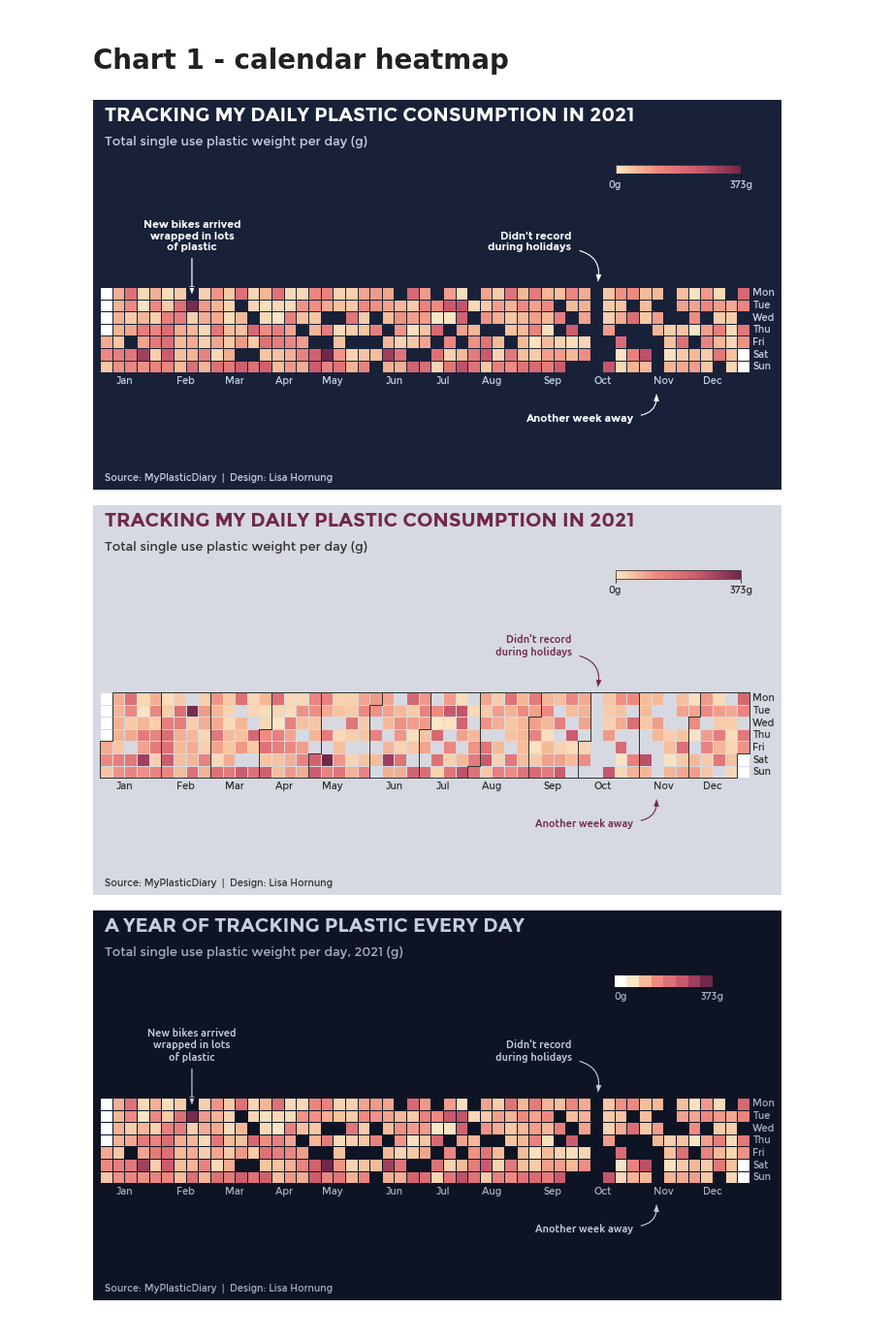
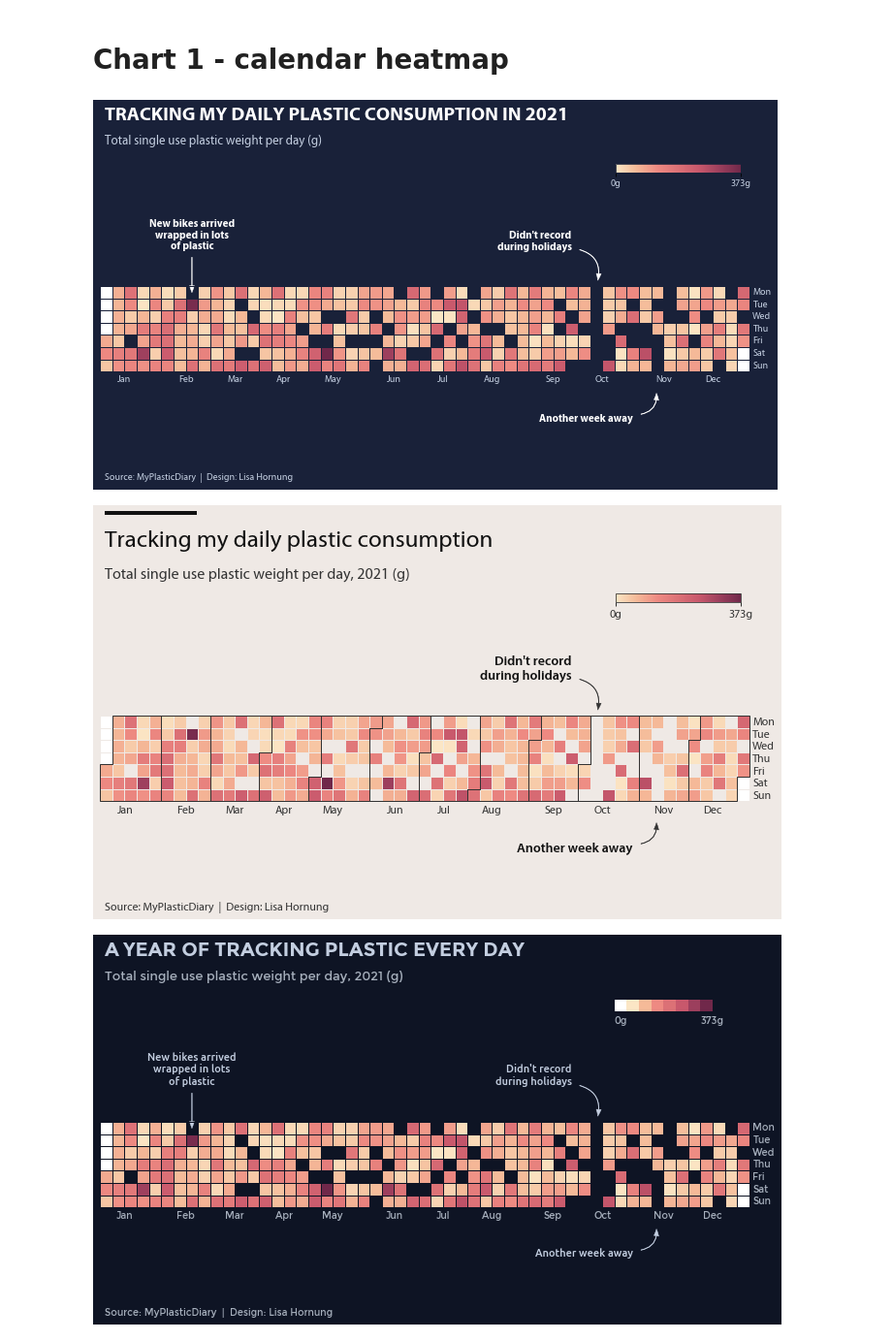
Before and after one commit to Lisa-Ho/plastic-diary, a Jupyter notebook: notebooks/02_10_charts.ipynb, the cells around one changed output. Shown: that part at 97% size. Cells and saved outputs as stored; diff of their text form; code cells hidden in the pictures.

Commit message:
changed styles and colours of heatmap

```diff
--- a/notebooks/02_10_charts.ipynb
+++ b/notebooks/02_10_charts.ipynb
@@ -34,9 +40,3 @@ file.close()
-# %%
-#font_manager.findSystemFonts(fontpaths=None, fontext="ttf")
-#set fonts for plots
-font_r = font_manager.FontProperties(fname='C:\\Windows\\Fonts\\Ubuntu-R.ttf')
-font_m = font_manager.FontProperties(fname='C:\\WINDOWS\\Fonts\\Ubuntu-M.ttf')
-font_b = font_manager.FontProperties(fname='C:\\Windows\\Fonts\\Ubuntu-B.ttf')
 # %% [markdown]
 # Preparation
 # %% [markdown]
@@ -296,7 +273,14 @@ events = pd.Series(events, index=all_days)
 
 #set colour + get text properties
 cols = {"back": "#192139", "edges":"#c3cee0", "text": "#c3cee0", "title": "white"}
-font_r, font_b, title, subtitle = get_text()
+
+#colors
+colpalette = BurgYl_7
+col_main = colpalette.mpl_colors
+
+title = ("Tracking my daily plastic consumption in 2021").upper()
+subtitle = "Total single use plastic weight per day (g)"
+
 
 #### plot
 fig, ax = plt.subplots(figsize=(12,5))
@@ -354,7 +338,7 @@ plt.savefig(os.path.join(root, "outputs//chart1-calendar-heatmap.png"), bbox_inc
 
 plt.show()
 # %% [output]
-[figure, old version]
+[figure, new version]
 # %%
 import calplot
 
@@ -364,22 +348,29 @@ events = df_daily.groupby("date")["DV_plastic_weight"].sum()
 events = pd.Series(events, index=all_days)
 
 #set colour + get text properties
-cols = {"back": "#d6d9e1", "edges":"white", "text": "#333333", "title": colpalette.mpl_colors[-1]}
-font_r, font_b, title, subtitle = get_text()
+cols = {"back": "#efe9e5", "edges":"white", "text": "#333333", "title": "#111111"}
+
+#colors
+colpalette = BurgYl_7
+col_main = colpalette.mpl_colors
+
+title = ("Tracking my daily plastic consumption")
+#.upper()
+subtitle = "Total single use plastic weight per day, 2021 (g)"
 
 #### plot
 fig, ax = plt.subplots(figsize=(12,5))
 fig.set_facecolor(cols["back"])
 ax = calplot.yearplot(events, cmap=colpalette.mpl_colormap, linewidth=1, linecolor=cols["back"], fillcolor=cols["back"],
                       edgecolor = cols["text"],  dropzero=True)
-ax.set_xticklabels(ax.get_xticklabels(), color=cols["text"], fontproperties=font_r)
-ax.set_yticklabels(ax.get_yticklabels(), color=cols["text"], fontproperties=font_r)
+ax.set_xticklabels(ax.get_xticklabels(), color=cols["text"], fontproperties=font_r, size=12)
+ax.set_yticklabels(ax.get_yticklabels(), color=cols["text"], fontproperties=font_r, size=12)
 
 # =========
 # Arrows
 #define style
 style = "Simple, tail_width=0.5, head_width=5, head_length=7"
-kw = dict(arrowstyle=style, color=cols["title"])
+kw = dict(arrowstyle=style, color=cols["text"])
 
 #define arrows
 a1 = patches.FancyArrowPatch((7.5, 9.5), (7.5, 6.3),linewidth=0.5,
@@ -388,42 +379,53 @@ a2 = patches.FancyArrowPatch((39, 10), (40.6, 7.3),linewidth=0.5,
                             connectionstyle="arc3,rad=-.5", **kw, clip_on=False)
 a3 = patches.FancyArrowPatch((44, -3.5), (45.4, -1.6),linewidth=0.5,
                             connectionstyle="arc3,rad=.5", **kw, clip_on=False)
 
 #add arrows to plot
 for a in [a2,a3]:
     ax.add_patch(a)
 
 ## =========
 #annotations
 #ax.text(7.5,10, "New bikes arrived\nwrapped in lots\nof plastic", fontsize=11, ha='center', fontproperties = font_m,
         #color=cols["title"])
-ax.text(38.5, 10, "Didn't record\nduring holidays", fontsize=11, ha='right', fontproperties = font_m, color=cols["title"])
-ax.text(43.5, -4, "Another week away", fontsize=11, ha='right', fontproperties = font_m, color=cols["title"])
+ax.text(38.5, 10, "Didn't record\nduring holidays", fontsize=14, ha='right', fontproperties = font_m, color=cols["title"])
+ax.text(43.5, -4, "Another week away", fontsize=14, ha='right', fontproperties = font_m, color=cols["title"])
 
 ## =========
 #add colorbar (create mappable first and then plot)
-cbaxes = fig.add_axes([0.74, 0.95, 0.15, 0.025]) #axes to hold coloebar
+cbaxes = fig.add_axes([0.74, 0.95, 0.15, 0.025]) #axes to hold colorbar
 cmappable = ScalarMappable(norm=Normalize(0,int(events.max())), cmap=colpalette.mpl_colormap)
 cb = plt.colorbar(cmappable, cax = cbaxes, anchor=(1,1.2), orientation='horizontal',
             ticks=[0,  int(events.max())])
-cb.set_ticklabels(["0g", str(int(events.max()))+"g" ], fontproperties=font_r, color=cols["text"])
+cb.set_ticklabels(["0g", str(int(events.max()))+"g" ], fontproperties=font_r, color=cols["text"],size=12)
 cb.outline.set_color(cols["text"])
+
+
+## =========
+#add accent line
+laxes = fig.add_axes([0.13, 1.2, 0.11, 0.01]) #axes to hold colorbar
+laxes.set_ylim(ymin=0, ymax=1)
+laxes.set_facecolor("#111111")
+for pos in ["top", "bottom", "left", "right"]:
+    laxes.spines[pos].set_visible(False)
+laxes.set_yticks([])
+laxes.set_xticks([])
 
 # =========
 #title and footer
 x_title=0.13
-plt.figtext(x_title,1.1, title, size=20, ha='left',  fontproperties = font_b, color=cols["title"])
-plt.figtext(x_title,1.03, subtitle, size=13,ha='left',  fontproperties = font_r, color=cols["text"])
+plt.figtext(x_title,1.11, title, size=25, ha='left',  fontproperties = font_r, color=cols["title"])
+plt.figtext(x_title,1.02, subtitle, size=16,ha='left',  fontproperties = font_r, color=cols["text"])
 
 plt.figtext(x_title,0.07, "Source: MyPlasticDiary  |  Design: Lisa Hornung",
-            fontsize=10, ha='left', fontproperties = font_r, color=cols["text"])
+            fontsize=12, ha='left', fontproperties = font_r, color=cols["text"])
 
 #save
-plt.savefig(os.path.join(root, "outputs//chart1-calendar-heatmap.png"), bbox_inches="tight",pad_inches=0.2)
+plt.savefig(os.path.join(root, "outputs//chart1-calendar-heatmap.png"), bbox_inches="tight",pad_inches=0.4)
 
 plt.show()
 # %% [output]
-[figure, old version]
+[figure, new version]
 # %%
 import calplot
 
```
Also changed, not shown: parts of 9 cells of this notebook.
